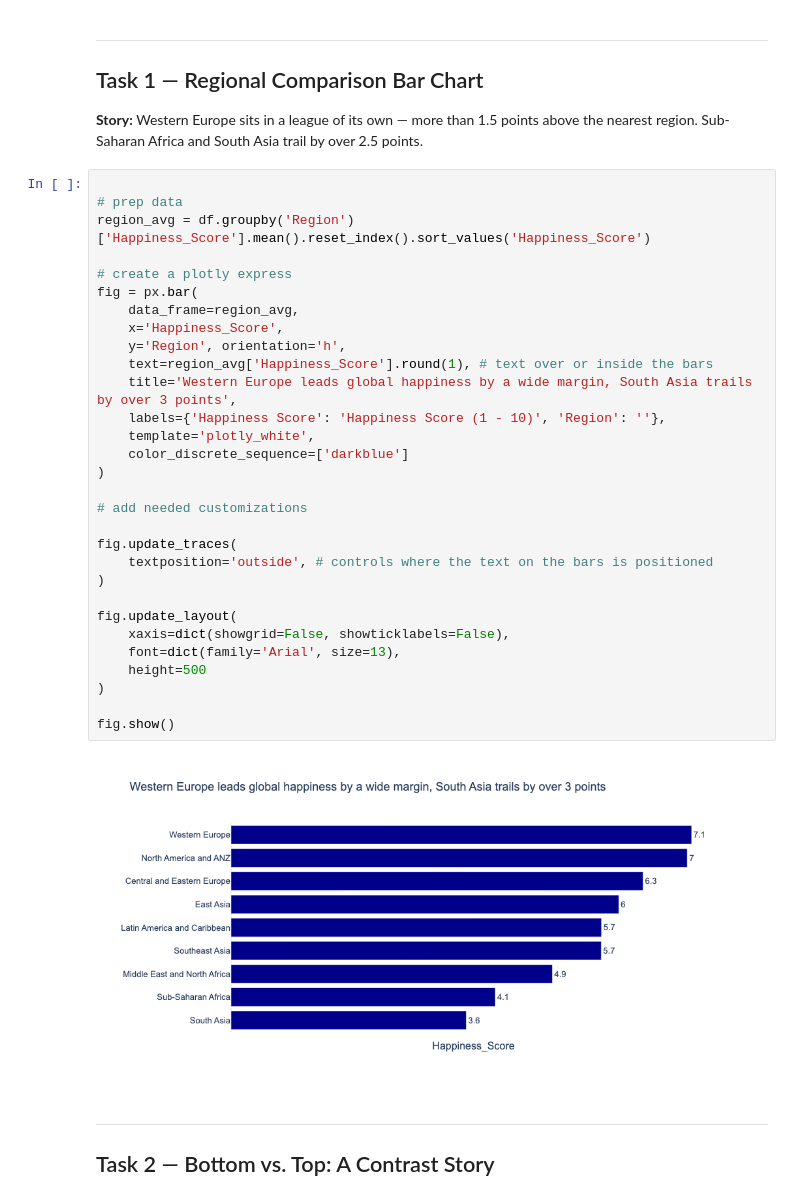
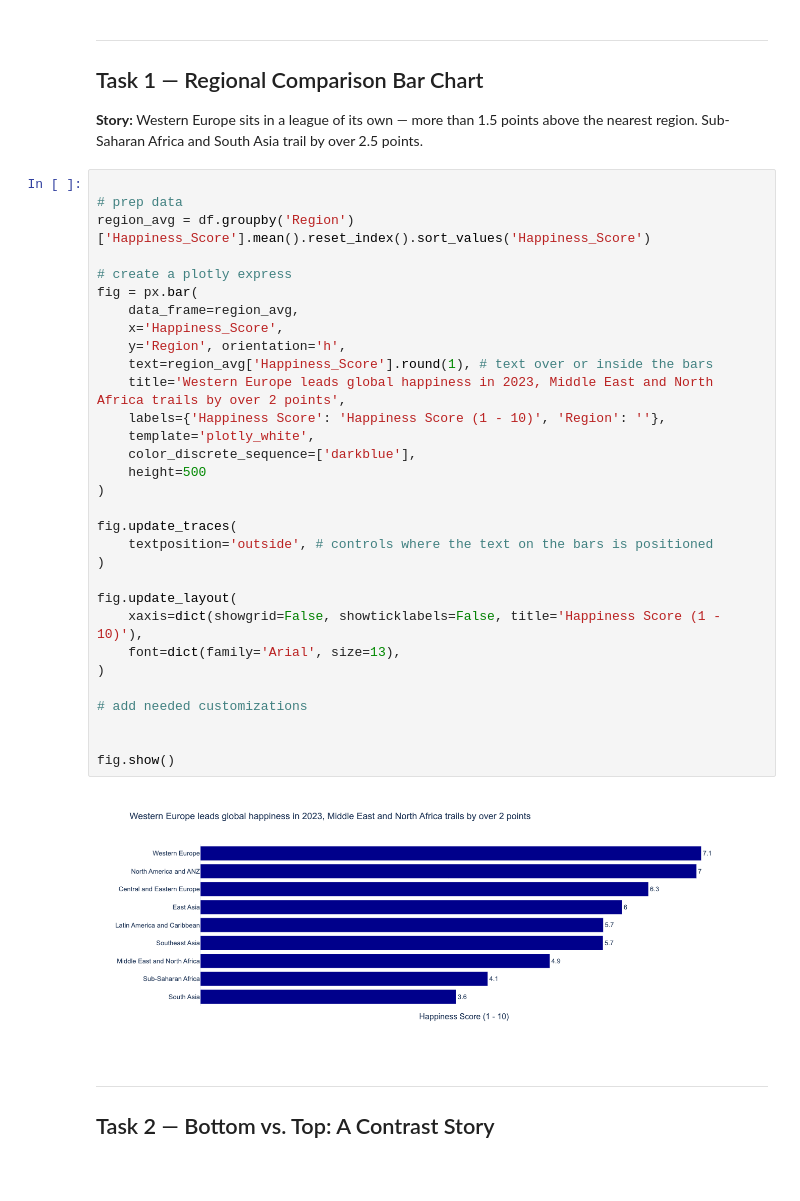
Before and after one commit to poorviika/dataviz-exercises-poorvika, a Jupyter notebook: week02/lecture02_model_answer.ipynb, the cells around one changed output. Drawn from its saved outputs; the diff is of its cells as text; blank space fills up the shorter version.

```diff
--- a/week02/lecture02_model_answer.ipynb
+++ b/week02/lecture02_model_answer.ipynb
@@ -43,35 +43,36 @@ print(df.head())
 # %%
 
 # prep data
 region_avg = df.groupby('Region')['Happiness_Score'].mean().reset_index().sort_values('Happiness_Score')
 
 # create a plotly express
 fig = px.bar(
     data_frame=region_avg,
     x='Happiness_Score',
     y='Region', orientation='h',
     text=region_avg['Happiness_Score'].round(1), # text over or inside the bars
-    title='Western Europe leads global happiness by a wide margin, South Asia trails by over 3 points',
+    title='Western Europe leads global happiness in 2023, Middle East and North Africa trails by over 2 points',
     labels={'Happiness Score': 'Happiness Score (1 - 10)', 'Region': ''},
     template='plotly_white',
-    color_discrete_sequence=['darkblue']
+    color_discrete_sequence=['darkblue'],
+    height=500
 )
-
-# add needed customizations
 
 fig.update_traces(
     textposition='outside', # controls where the text on the bars is positioned
 )
 
 fig.update_layout(
-    xaxis=dict(showgrid=False, showticklabels=False),
+    xaxis=dict(showgrid=False, showticklabels=False, title='Happiness Score (1 - 10)'),
     font=dict(family='Arial', size=13),
-    height=500
 )
 
+# add needed customizations
+
+
 fig.show()
 # %% [output]
-[figure, old version]
+[figure, new version]
 # %% [markdown]
 ---
 ## Task 2 — Bottom vs. Top: A Contrast Story
```
Also changed, not shown: parts of 2 cells of this notebook, 1 other file.
